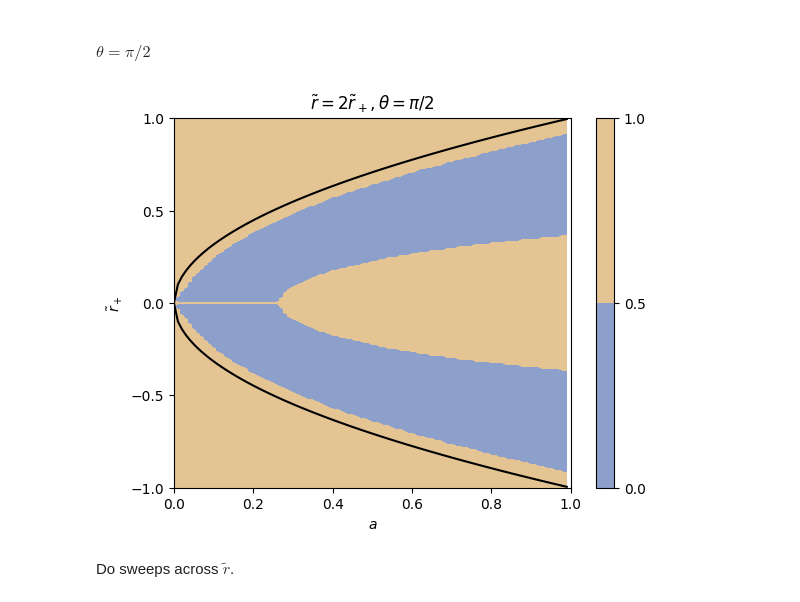
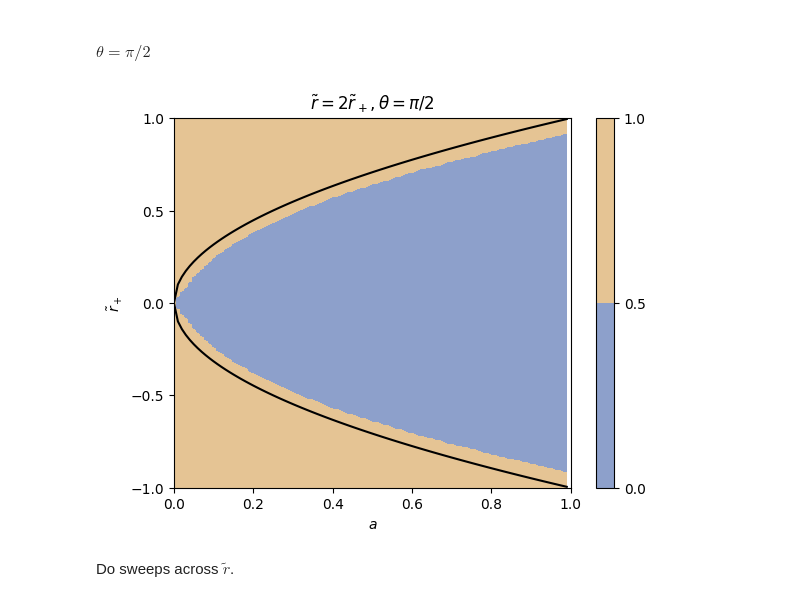
Before and after one commit to jchryssanthacopoulos/complex_spacetime_metrics, a Jupyter notebook: notebooks/complex_eigenvalues/ads4_charged_rotating_bh.ipynb, the cells around one changed output. Drawn from its saved outputs; the diff is of its cells as text; code cells hidden in the pictures.

```diff
--- a/notebooks/complex_eigenvalues/ads4_charged_rotating_bh.ipynb
+++ b/notebooks/complex_eigenvalues/ads4_charged_rotating_bh.ipynb
@@ -446,12 +423,13 @@ r_tilde_val_template = 2 * r_tilde_plus
 angle_1_map = np.zeros(a_vals_grid.shape, dtype=float)
 angle_2_map = np.zeros(a_vals_grid.shape, dtype=float)
 angle_3_map = np.zeros(a_vals_grid.shape, dtype=float)
+is_real_pos_def_map = np.zeros(a_vals_grid.shape, dtype=bool)
 
 with tqdm(total=np.prod(a_vals_grid.shape)) as pbar:
     for i in range(a_vals_grid.shape[0]):
         for j in range(a_vals_grid.shape[1]):
             r_tilde_val = r_tilde_val_template.subs({r_tilde_plus: r_tilde_plus_vals_grid[i, j]}).evalf()
-            angle_1_map[i, j], angle_2_map[i, j], angle_3_map[i, j] = evaluate_cond(
+            angle_1_map[i, j], angle_2_map[i, j], angle_3_map[i, j], is_real_pos_def_map[i, j] = evaluate_cond(
                 r_tilde_val, theta_val, r_tilde_plus_vals_grid[i, j], a_vals_grid[i, j]
             )
             pbar.update(1)
@@ -459,6 +437,7 @@ with tqdm(total=np.prod(a_vals_grid.shape)) as pbar:
 angle_1_maps[theta_val, r_tilde_val_template] = angle_1_map
 angle_2_maps[theta_val, r_tilde_val_template] = angle_2_map
 angle_3_maps[theta_val, r_tilde_val_template] = angle_3_map
+is_real_pos_def_maps[theta_val, r_tilde_val_template] = is_real_pos_def_map
 # %%
 sum_of_angles = (
     angle_1_maps[theta_val, r_tilde_val_template] +
@@ -466,18 +445,18 @@ sum_of_angles = (
     angle_3_maps[theta_val, r_tilde_val_template]
 )
 # %%
-plt.contourf(a_vals_grid, r_tilde_plus_vals_grid, sum_of_angles < np.pi - 1e-8, cmap='Set2')
+plt.contourf(a_vals_grid, r_tilde_plus_vals_grid, np.logical_and(is_real_pos_def_map, sum_of_angles < np.pi - 1e-8), cmap='Set2')
 plt.plot(a_vals, [sympy.sqrt(a_val) for a_val in a_vals], 'k-')
 plt.plot(a_vals, [-sympy.sqrt(a_val) for a_val in a_vals], 'k-')
 plt.xlabel("$a$")
 plt.ylabel("$\\tilde{r}_+$")
 plt.xlim([0, 1])
 plt.ylim([-1, 1])
 plt.yticks([-1, -0.5, 0, 0.5, 1])
 plt.colorbar()
 plt.title('$\\tilde{r} = 2\\tilde{r}_+, \\theta = \pi/2$');
 # %% [output]
-[figure, old version]
+[figure, new version]
 # %% [markdown]
 Do sweeps across $\tilde{r}$.
 # %%
```
Also changed, not shown: parts of 38 cells of this notebook, 1 other file.
